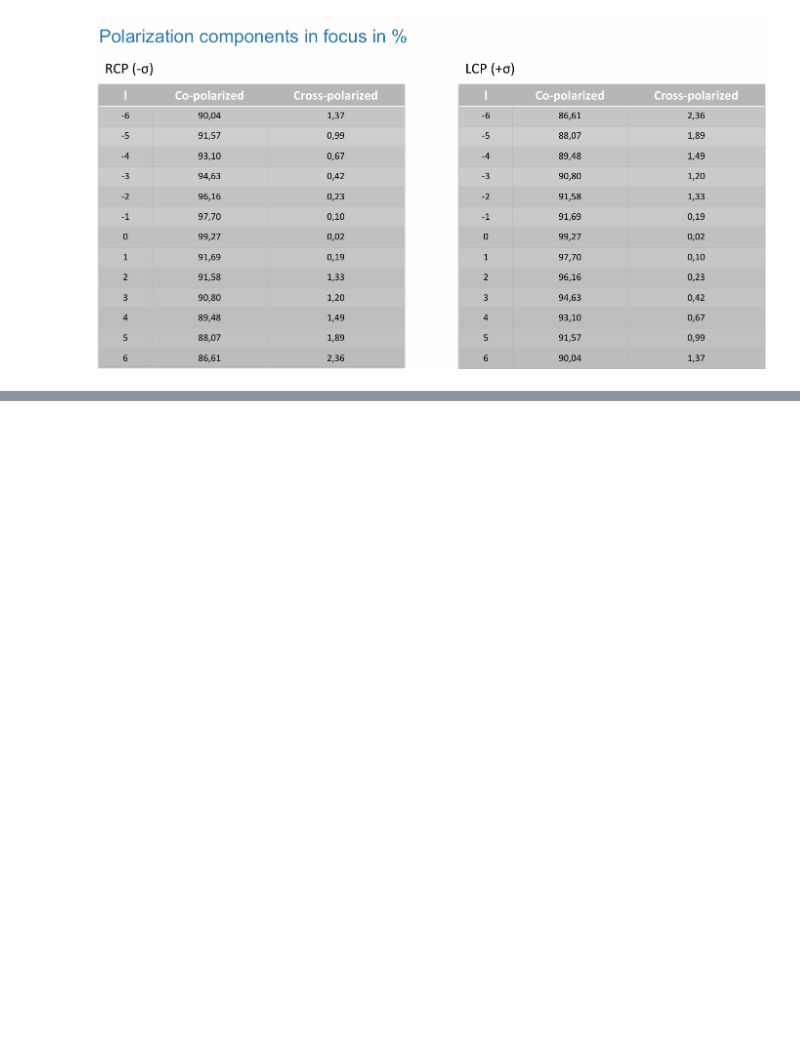
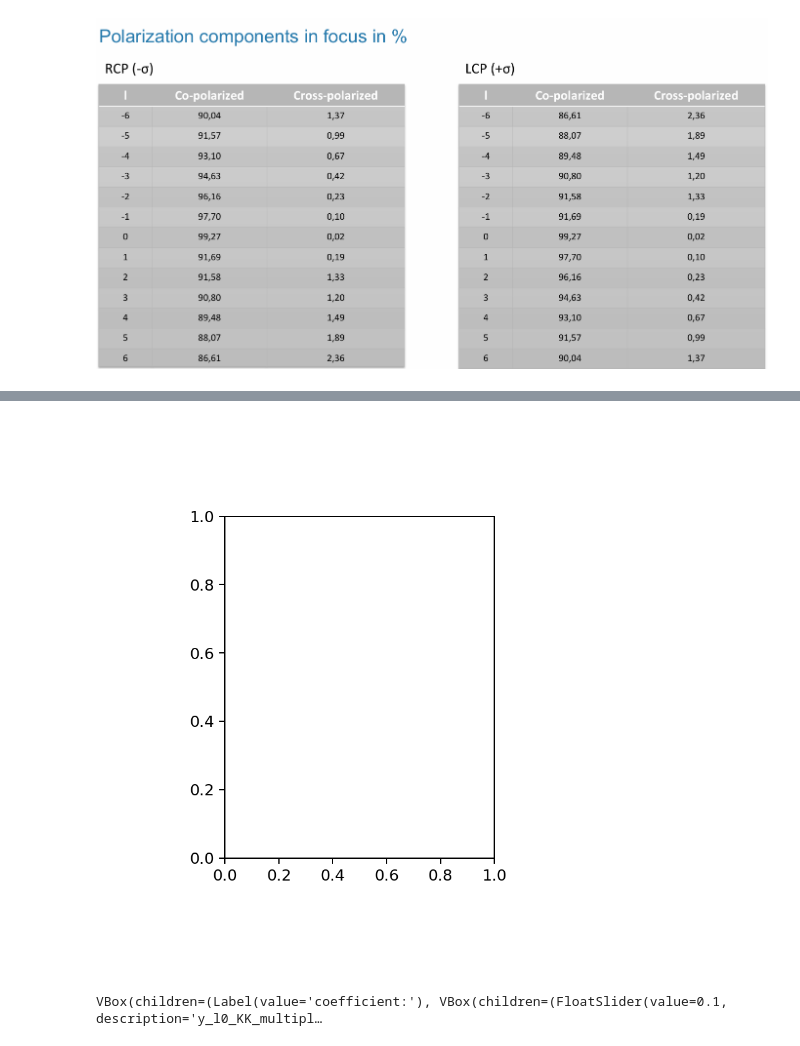
Before and after one commit to Liubroke13/VectorVortexBeam, a Jupyter notebook: Dop_version3.ipynb, the cells around one changed output, grey strips where cells are left out. Cells and saved outputs as stored; diff of their text form; code cells hidden in the pictures; blank space fills up the shorter version.

```diff
--- a/Dop_version3.ipynb
+++ b/Dop_version3.ipynb
@@ -445,0 +888,80 @@ VBox(children=(Label(value='coefficient:'), VBox(children=(FloatSlider(value=0.1
+# %%
+fig, ax = plt.subplots(figsize=(4.5, 5), dpi=180)
+
+y_l0_KKmulti = widgets.FloatSlider(value=0.1, min=0., max=1, step=1/10001 ,layout=widgets.Layout(width='75%'), description='y_l0_KK_multiplier')
+y_X0_KKmulti = widgets.FloatSlider(value=0.1, min=0., max=1, step=1/10001 ,layout=widgets.Layout(width='75%'), description='y_X0_KK_multiplier')
+y_X_fmulti   = widgets.FloatSlider(value=10,  min=0., max=50,step=1/10001 ,layout=widgets.Layout(width='75%'), description='y_X_fmultiplier')
+y_T_fmulti   = widgets.FloatSlider(value=1,   min=0., max=5,step=1/10001 ,layout=widgets.Layout(width='75%'), description='y_T_fmultiplier')
+y_T_KKmulti  = widgets.FloatSlider(value=0.01,min=0., max=0.005, step=1/1000001 ,layout=widgets.Layout(width='75%'), description='y_T_KKmultiplier')
+y_T_rmulti   = widgets.FloatSlider(value=0.1, min=0., max=0.5, step=1/10001 ,layout=widgets.Layout(width='75%'), description='y_T_rmultiplier')
+
+y_X_r = 1
+
+G_K      = 100
+G_Kprime = 0
+
+def need(y_l0_KKmulti, y_X0_KKmulti, y_X_fmulti, y_T_fmulti, y_T_KKmulti, y_T_rmulti):
+
+    y_l0_KK = y_l0_KKmulti * y_X_r
+    y_X0_KK = y_X0_KKmulti * y_X_r
+    y_X_f   = y_X_fmulti   * y_X_r
+    y_T_f   = y_T_fmulti   * y_X_r
+    y_T_KK  = y_T_KKmulti  * y_X_r
+    y_T_r   = y_T_rmulti   * y_X_r
+    print("y_l0_KK = "+str(format(y_l0_KK,'.2f')))
+    print("y_X0_KK = "+str(format(y_X0_KK,'.2f')))
+    print("y_X_f = "+str(format(y_X_f,'.2f')))
+    print("y_T_f = "+str(format(y_T_f,'.2f')))
+    print("y_T_KK = "+str(format(y_T_KK,'.5f')))
+    print("y_T_r = "+str(format(y_T_r,'.5f')))
+
+
+    ax.cla()
+    globals()['N_WP_K'] = []
+    globals()['N_WP_Kprime'] = []
+    globals()['N_LOW_K'] = []
+    globals()['N_LOW_Kprime'] = []
+    globals()['N_TR_K'] = []
+    globals()['N_TR_Kprime'] = []
+    for l in range(0,7,1):
+        globals()['N_WP_K']       += [y_X_r * N_WP_K_fun(G_K, G_Kprime, l, y_l0_KK, y_X_r, y_X_f, y_T_f)]
+        globals()['N_WP_Kprime']  += [y_X_r * N_WP_Kprime_fun(G_K, G_Kprime, l, y_l0_KK, y_X_r, y_X_f, y_T_f)]
+        globals()['N_LOW_K']      += [y_X_r * N_LOW_K_fun(G_K, G_Kprime, l, y_l0_KK, y_X0_KK, y_X_r, y_X_f, y_T_f)]
+        globals()['N_LOW_Kprime'] += [y_X_r * N_LOW_Kprime_fun(G_K, G_Kprime, l, y_l0_KK, y_X0_KK, y_X_r, y_X_f, y_T_f)]
+        globals()['N_TR_K']       += [y_T_r * N_TR_K_fun(G_K, G_Kprime, l, y_l0_KK, y_X0_KK, y_X_r, y_X_f, y_T_f, y_T_KK, y_T_r)]
+        globals()['N_TR_Kprime']  += [y_T_r * N_TR_Kprime_fun(G_K, G_Kprime, l, y_l0_KK, y_X0_KK, y_X_r, y_X_f, y_T_f, y_T_KK, y_T_r)]
+
+    ax.plot( np.linspace(0, 6, 7), globals()['N_WP_K'], marker='v', linestyle='solid', markersize=10, color='darkred' , markeredgecolor='black',linewidth=1, zorder=3)
+    ax.plot( np.linspace(0, 6, 7), globals()['N_WP_Kprime'], marker='v', linestyle='solid', markersize=10, color='red', markeredgecolor='black' ,linewidth=1, zorder=3)
+    ax.plot( np.linspace(0, 6, 7), globals()['N_LOW_K'], marker='^', linestyle='dashed', markersize=10, color='darkblue', markeredgecolor='black' ,linewidth=1, zorder=3)
+    ax.plot( np.linspace(0, 6, 7), globals()['N_LOW_Kprime'], marker='^', linestyle='dashed', markersize=10, color='deepskyblue', markeredgecolor='black' ,linewidth=1, zorder=3)
+    ax.plot( np.linspace(0, 6, 7), globals()['N_TR_K'], marker='o', linestyle='dotted', markersize=10, color='green', markeredgecolor='black' ,linewidth=1, zorder=3)
+    ax.plot( np.linspace(0, 6, 7), globals()['N_TR_Kprime'], marker='o', linestyle='dotted', markersize=10, color='mediumseagreen', markeredgecolor='black' ,linewidth=1, zorder=3)
+
+    ax.grid()
+    ax.set_title('Relative intensity', fontsize=16)
+    ax.set_ylabel('Intensity', fontsize=20, rotation=90)
+    ax.set_yticks(np.arange(0, 50.01, 50./5))
+    ax.set_yticks(np.arange(0, 50.01, 50./50), minor=True)
+    # ax.set_ylim(0.68, 0.8)
+    ax.set_xlabel('$\ell$', fontsize=20)
+    # ax.set_xticks(np.linspace(-6, 6, 13), [' ', ' ', ' ', ' ', ' ', ' ', ' '])
+    ax.set_xticks(np.linspace(0, 6, 7), [ '0', '1', '2', '3', '4', '5', '6'])
+    # ax.set_xlim(0, 6)
+    ax.legend(['$I_𝐾^{X,\ell}$','$I_{𝐾\'}^{X,\ell}$','$I_𝐾^{X,(0)}$','$I_{𝐾\'}^{X,(0)}$','$I_𝐾^T$','$I_{𝐾\'}^T$'], fontsize=9, loc='center left')
+    ax.tick_params(axis='both', which='major', labelsize=20)
+
+
+plt.tight_layout(pad=6)
+# plt.tight_layout(pad=2)
+# plt.subplots_adjust(left=0.1, right=0.9,
+#                     top=0.975, bottom=0.05,
+#                     wspace=0.4, hspace=0.028)
+plt.show()
+
+out = widgets.interactive_output(need, {'y_l0_KKmulti':y_l0_KKmulti, 'y_X0_KKmulti':y_X0_KKmulti, 'y_X_fmulti':y_X_fmulti, 'y_T_fmulti':y_T_fmulti, 'y_T_KKmulti':y_T_KKmulti, 'y_T_rmulti':y_T_rmulti})
+ui = widgets.VBox([widgets.Label('coefficient:'), widgets.VBox([y_l0_KKmulti, y_X0_KKmulti, y_X_fmulti, y_T_fmulti, y_T_KKmulti, y_T_rmulti]) ])
+display(ui , out )
+# %% [output]
+[figure, added]
+VBox(children=(Label(value='coefficient:'), VBox(children=(FloatSlider(value=0.1, description='y_l0_KK_multipl…
```
Also changed, not shown: parts of 19 cells of this notebook, 1 other file.
